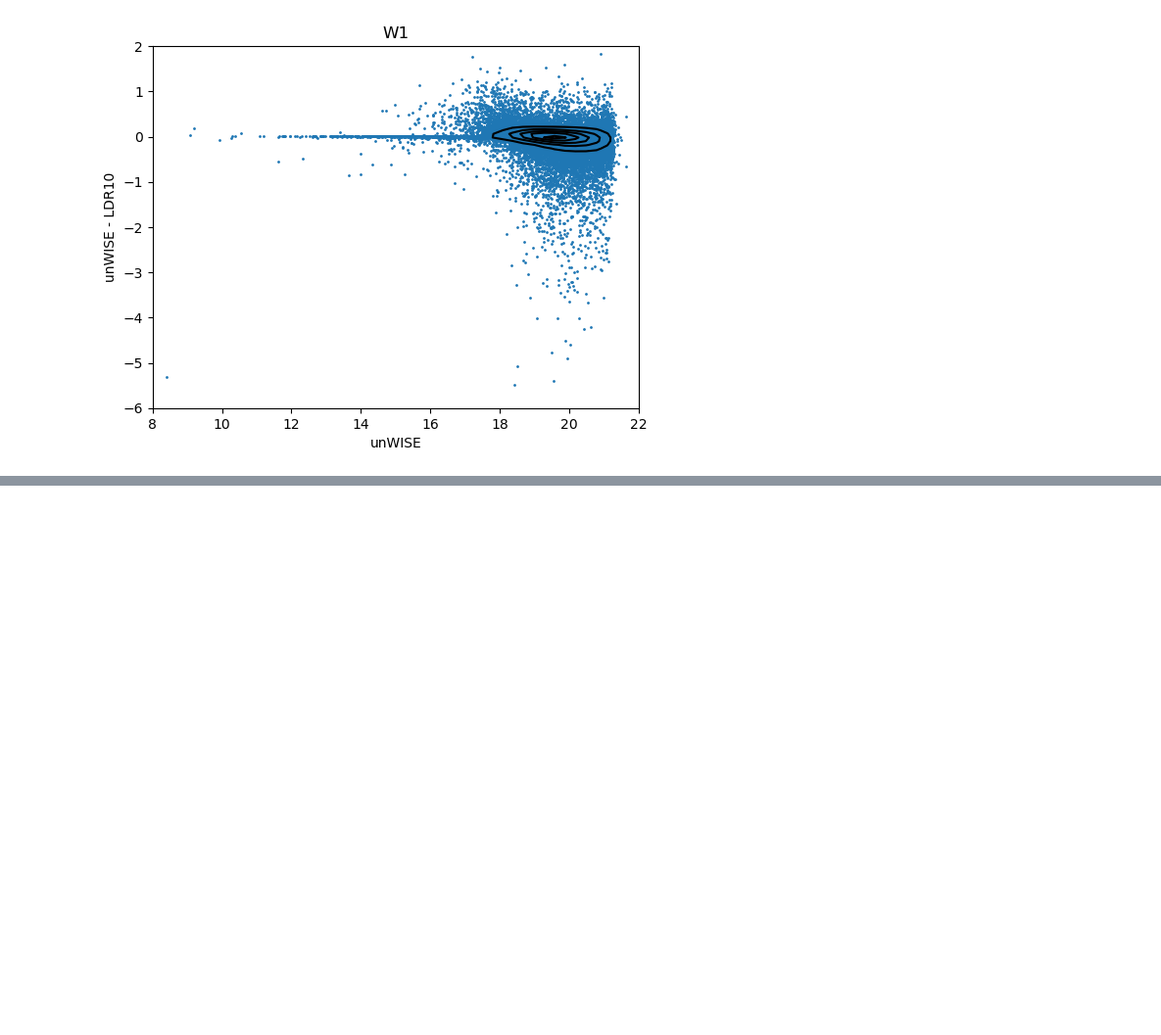
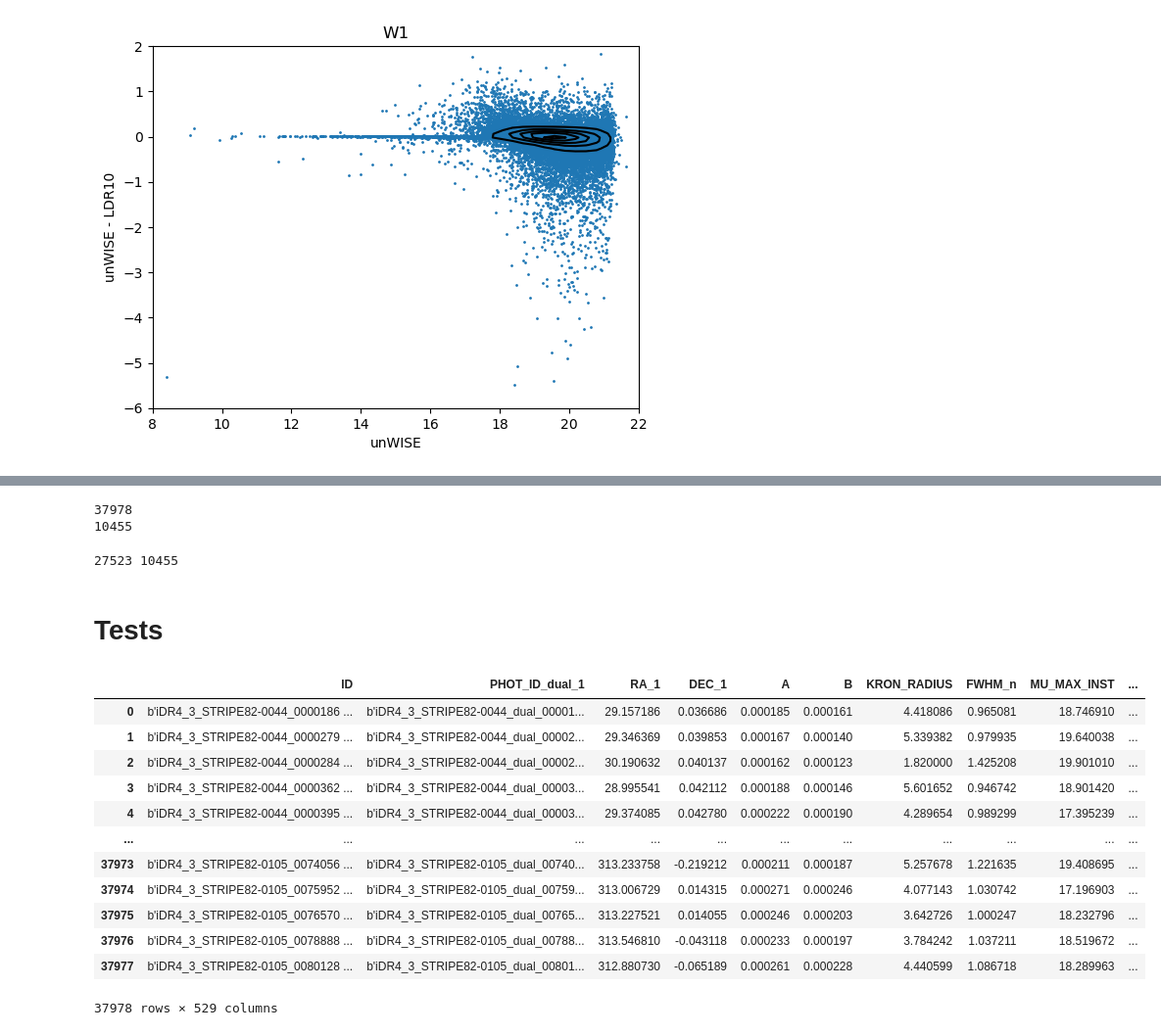
Before and after one commit to marixko/qucats_paper, a Jupyter notebook: codes/notebooks/review_mnras.ipynb, the cells around one changed output, grey strips where cells are left out. Shown: that part at 98% size. Cells and saved outputs as stored; diff of their text form; code cells hidden in the pictures; blank space fills up the shorter version.

```diff
--- a/codes/notebooks/review_mnras.ipynb
+++ b/codes/notebooks/review_mnras.ipynb
@@ -117,0 +150,29 @@ plt.colorbar()
+# %%
+print(len(table["name"]))
+print(len(table.dropna(subset=["name"], inplace=False)))
+# %% [output]
+37978
+10455
+# %%
+galex_obs = table.dropna(subset=["name"], inplace=False)
+non_obs = table[table["name"].isna()]
+# %% [output]
+27523 10455
+# %% [markdown]
+# Tests
+# %%
+pd.read_table("/home/mariko/Research/Projects/qucats_paper/data/crossmatch/STRIPE82_DR4_DR16Q1a_unWISE2a_GALEXDR672a.csv", sep=",")
+# %% [output]
+|  | ID | PHOT_ID_dual_1 | RA_1 | DEC_1 | A | B | KRON_RADIUS | FWHM_n | MU_MAX_INST | ... |
+| 0 | b'iDR4_3_STRIPE82-0044_0000186 ... | b'iDR4_3_STRIPE82-0044_dual_00001... | 29.157186 | 0.036686 | 0.000185 | 0.000161 | 4.418086 | 0.965081 | 18.746910 | ... |
+| 1 | b'iDR4_3_STRIPE82-0044_0000279 ... | b'iDR4_3_STRIPE82-0044_dual_00002... | 29.346369 | 0.039853 | 0.000167 | 0.000140 | 5.339382 | 0.979935 | 19.640038 | ... |
+| 2 | b'iDR4_3_STRIPE82-0044_0000284 ... | b'iDR4_3_STRIPE82-0044_dual_00002... | 30.190632 | 0.040137 | 0.000162 | 0.000123 | 1.820000 | 1.425208 | 19.901010 | ... |
+| 3 | b'iDR4_3_STRIPE82-0044_0000362 ... | b'iDR4_3_STRIPE82-0044_dual_00003... | 28.995541 | 0.042112 | 0.000188 | 0.000146 | 5.601652 | 0.946742 | 18.901420 | ... |
+| 4 | b'iDR4_3_STRIPE82-0044_0000395 ... | b'iDR4_3_STRIPE82-0044_dual_00003... | 29.374085 | 0.042780 | 0.000222 | 0.000190 | 4.289654 | 0.989299 | 17.395239 | ... |
+| ... | ... | ... | ... | ... | ... | ... | ... | ... | ... | ... |
+| 37973 | b'iDR4_3_STRIPE82-0105_0074056 ... | b'iDR4_3_STRIPE82-0105_dual_00740... | 313.233758 | -0.219212 | 0.000211 | 0.000187 | 5.257678 | 1.221635 | 19.408695 | ... |
+| 37974 | b'iDR4_3_STRIPE82-0105_0075952 ... | b'iDR4_3_STRIPE82-0105_dual_00759... | 313.006729 | 0.014315 | 0.000271 | 0.000246 | 4.077143 | 1.030742 | 17.196903 | ... |
+| 37975 | b'iDR4_3_STRIPE82-0105_0076570 ... | b'iDR4_3_STRIPE82-0105_dual_00765... | 313.227521 | 0.014055 | 0.000246 | 0.000203 | 3.642726 | 1.000247 | 18.232796 | ... |
+| 37976 | b'iDR4_3_STRIPE82-0105_0078888 ... | b'iDR4_3_STRIPE82-0105_dual_00788... | 313.546810 | -0.043118 | 0.000233 | 0.000197 | 3.784242 | 1.037211 | 18.519672 | ... |
+| 37977 | b'iDR4_3_STRIPE82-0105_0080128 ... | b'iDR4_3_STRIPE82-0105_dual_00801... | 312.880730 | -0.065189 | 0.000261 | 0.000228 | 4.440599 | 1.086718 | 18.289963 | ... |
+37978 rows × 529 columns
```
Also changed, not shown: parts of 8 cells of this notebook, 2 other files.
